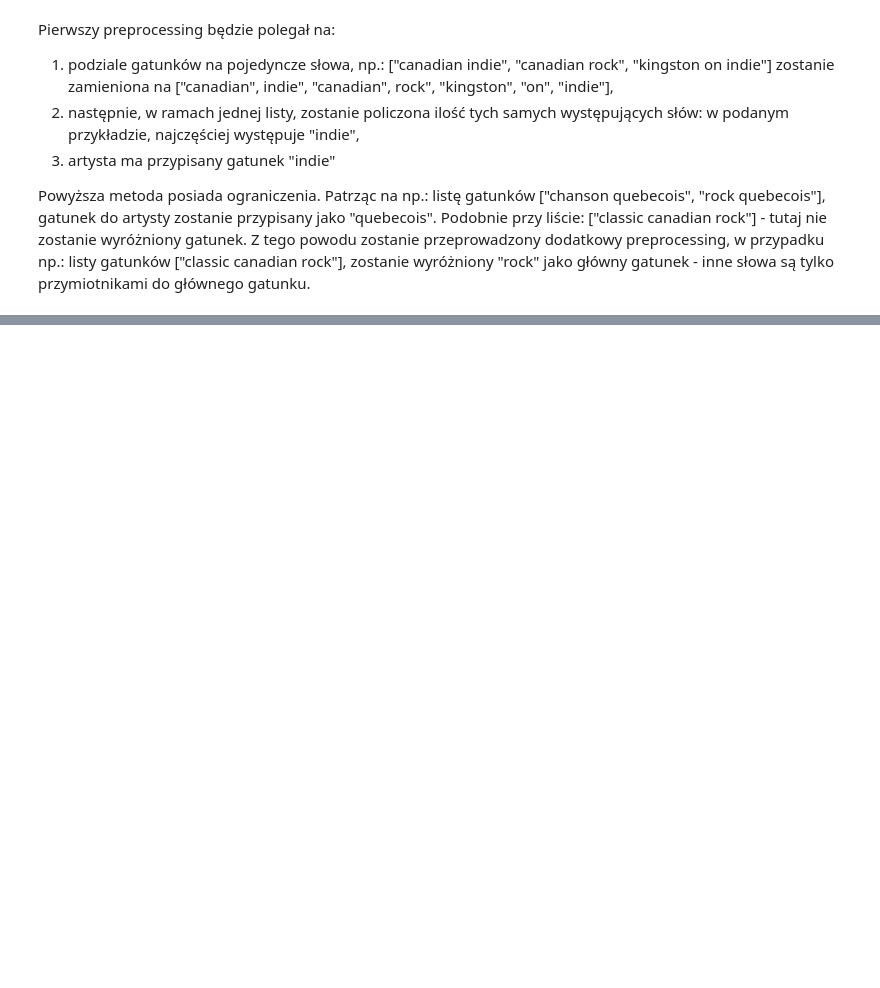
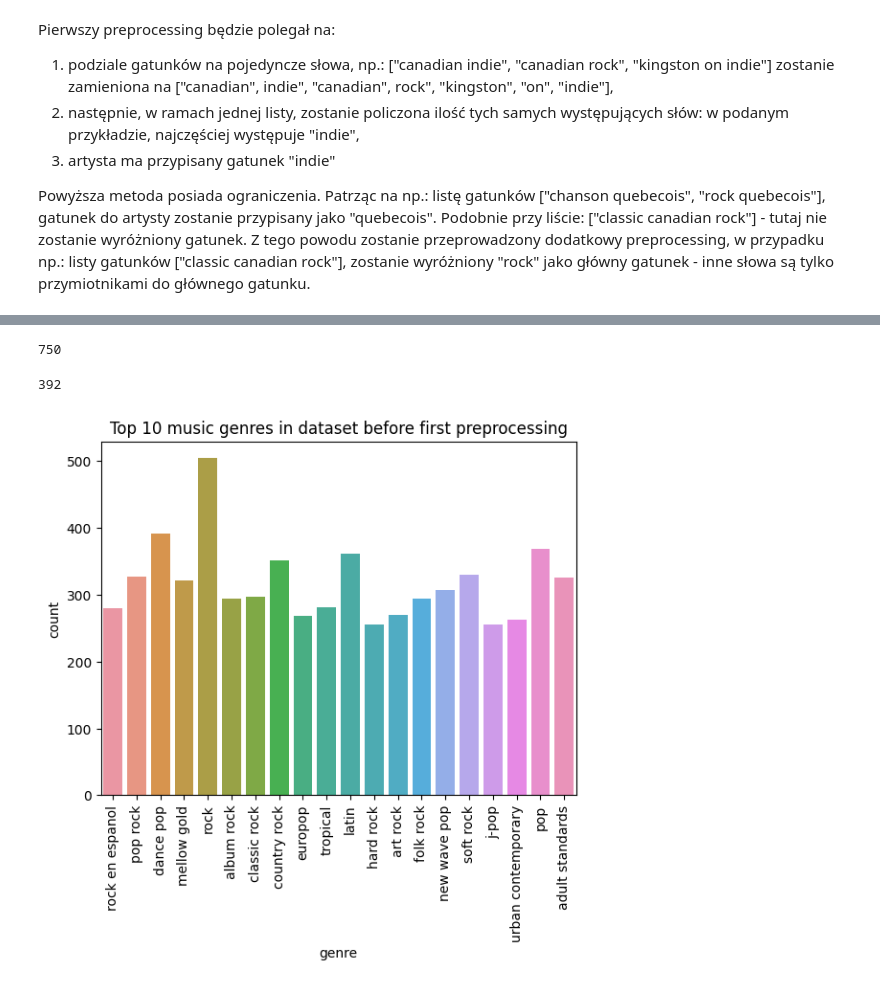
Before and after one commit to zxcvwrs/spotify-songs-ML, a Jupyter notebook: analiza_danych.ipynb, the cells around one changed output, grey strips where cells are left out. Drawn from its saved outputs; the diff is of its cells as text; code cells hidden in the pictures; blank space fills up the shorter version.

Commit message:
First stage preprocessing

```diff
--- a/analiza_danych.ipynb
+++ b/analiza_danych.ipynb
@@ -1020,0 +1143,6 @@ Powyższa metoda posiada ograniczenia. Patrząc na np.: listę gatunków ["chans
+# %%
+def flatten_series(series):
+    return pd.Series([x for _list in series for x in _list])
+# %%
+flatten_genres_before = flatten_series(artists_df_without_duplicates['genres'])
+flatten_genres_after = flatten_series(artists_df_without_duplicates_preprocessed['genres'])
@@ -1020,0 +1189,8 @@ Powyższa metoda posiada ograniczenia. Patrząc na np.: listę gatunków ["chans
+# %%
+sum(flatten_genres_before.value_counts() == 1)
+# %% [output]
+750
+# %%
+sum(flatten_genres_after.value_counts() == 1)
+# %% [output]
+392
@@ -1020,0 +1199,16 @@ Powyższa metoda posiada ograniczenia. Patrząc na np.: listę gatunków ["chans
+# %%
+df = pd.DataFrame({'genre': flatten_genres_before})
+
+genre_counts = flatten_genres_before.value_counts()
+genre_counts = genre_counts[:20]
+
+df = df[df['genre'].isin(genre_counts.index)]
+sns.countplot(x='genre', data=df)
+plt.xticks(rotation=90)
+plt.tick_params(axis='x', labelsize=10)
+plt.title('Top 10 music genres in dataset before first preprocessing')
+
+# Display the chart
+plt.show()
+# %% [output]
+[figure, added]
```
Also changed, not shown: parts of 23 cells of this notebook.
